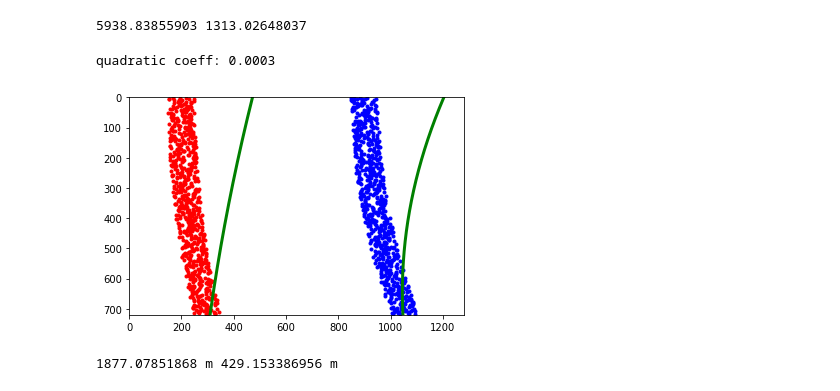
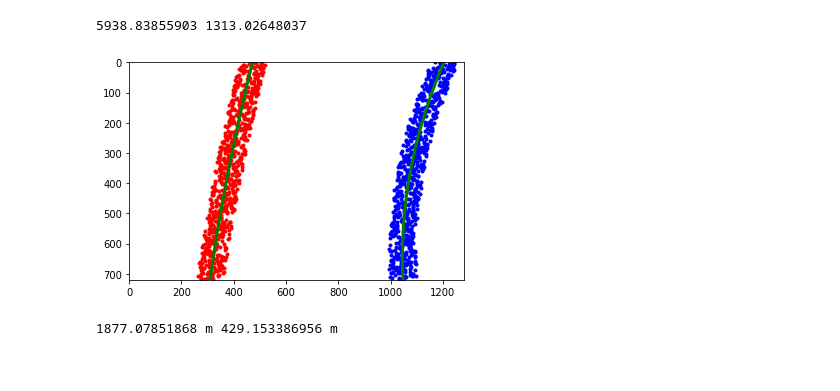
Before and after one commit to bryan0806/Udacity-CarND-Advanced-Lane-Lines, a Jupyter notebook: Project.ipynb, the cells around one changed output. Cells and saved outputs as stored; diff of their text form; code cells hidden in the pictures.

Commit message:
Finished testing all test_images folder images without issue.

```diff
--- a/Project.ipynb
+++ b/Project.ipynb
@@ -317,46 +315,31 @@ print(left_curverad, right_curverad)
 # %% [output]
 5938.83855903 1313.02648037
 # %%
-# With curvature measuring
-"""
 # Generate some fake data to represent lane-line pixels
-ploty = np.linspace(0, 719, num=720)# to cover same y-range as image
+#ploty = np.linspace(0, 719, num=720)# to cover same y-range as image
 quadratic_coeff = 3e-4 # arbitrary quadratic coefficient
 # For each y position generate random x position within +/-50 pix
 # of the line base position in each case (x=200 for left, and x=900 for right)
-leftx = np.array([200 + (y**2)*quadratic_coeff + np.random.randint(-50, high=51)
-                              for y in ploty])
-rightx = np.array([900 + (y**2)*quadratic_coeff + np.random.randint(-50, high=51)
-                                for y in ploty])
+leftx = np.array([y + np.random.randint(-50, high=51)
+                              for y in left_fitx])
+rightx = np.array([y + np.random.randint(-50, high=51)
+                                for y in right_fitx])
 
-leftx = leftx[::-1]  # Reverse to match top-to-bottom in y
-rightx = rightx[::-1]  # Reverse to match top-to-bottom in y
+#leftx = leftx[::-1]  # Reverse to match top-to-bottom in y
+#rightx = rightx[::-1]  # Reverse to match top-to-bottom in y
 
 
-# Fit a second order polynomial to pixel positions in each fake lane line
-left_fit = np.polyfit(ploty, leftx, 2)
-left_fitx = left_fit[0]*ploty**2 + left_fit[1]*ploty + left_fit[2]
-right_fit = np.polyfit(ploty, rightx, 2)
-right_fitx = right_fit[0]*ploty**2 + right_fit[1]*ploty + right_fit[2]
-"""
-quadratic_coeff = 3e-4 # arbitrary quadratic coefficient
-print("quadratic coeff:",quadratic_coeff)
-leftx = np.array([200 + (y**2)*left_curverad/10000000 + np.random.randint(-50, high=51)
-                              for y in ploty])
-rightx = np.array([900 + (y**2)*quadratic_coeff + np.random.randint(-50, high=51)
-                                for y in ploty])
-
+# Plot up the fake data
 mark_size = 3
 plt.plot(leftx, ploty, 'o', color='red', markersize=mark_size)
 plt.plot(rightx, ploty, 'o', color='blue', markersize=mark_size)
 plt.xlim(0, 1280)
 plt.ylim(0, 720)
 plt.plot(left_fitx, ploty, color='green', linewidth=3)
 plt.plot(right_fitx, ploty, color='green', linewidth=3)
 plt.gca().invert_yaxis() # to visualize as we do the images
 # %% [output]
-quadratic coeff: 0.0003
-[figure, old version]
+[figure, new version]
 # %%
 # Define conversions in x and y from pixels space to meters
 ym_per_pix = 30/720 # meters per pixel in y dimension
```
Also changed, not shown: parts of 6 cells of this notebook.
